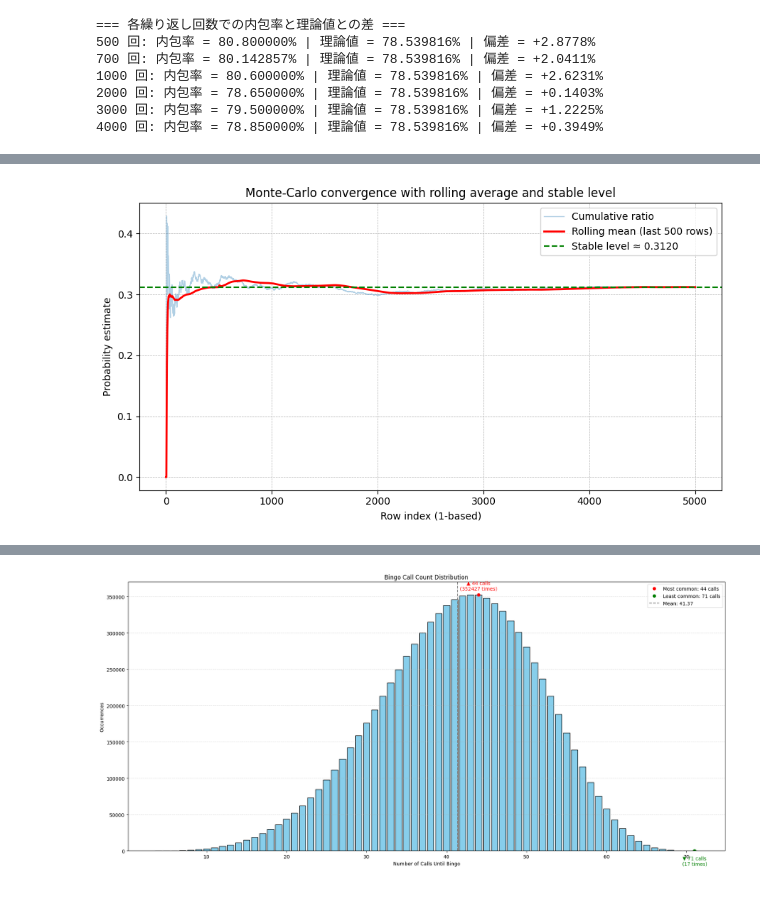
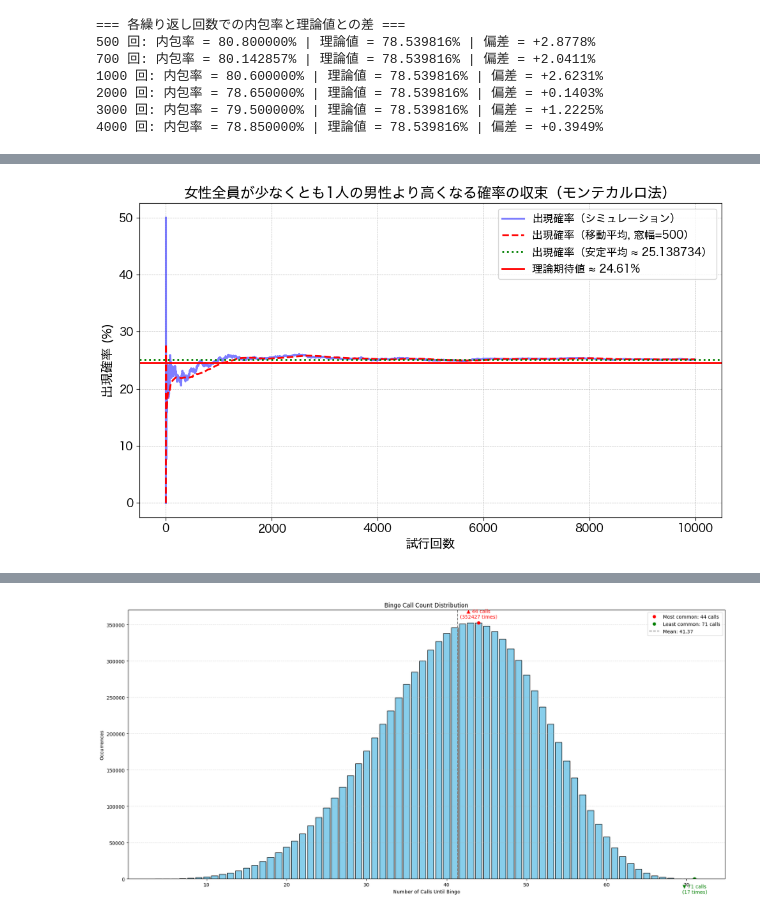
Before and after one commit to SorataBaka/kosen-5, a Jupyter notebook: random-simulation/plot.ipynb, the cells around one changed output, grey strips where cells are left out. Drawn from its saved outputs; the diff is of its cells as text; code cells hidden in the pictures.

```diff
--- a/random-simulation/plot.ipynb
+++ b/random-simulation/plot.ipynb
@@ -339,20 +339,5 @@ plt.xticks(fontsize=12)
 plt.yticks(fontsize=12)
 
 plt.show()
-
-# 以下、x_smooth と rolling は事前に定義済みの配列であることが前提です
-
-target_counts = [100, 1000, 10000, 100000]
-rolling_at_targets = {}
-
-for count in target_counts:
-    # 目標回数に最も近いインデックスを取得
-    idx = np.abs(x_smooth - count).argmin()
-    rolling_at_targets[count] = rolling[idx]
-
-# ローリング平均の値を出力
-print("特定の試行回数での移動平均値:")
-for count, value in rolling_at_targets.items():
-    print(f"試行回数 {count}: 移動平均 ≈ {value:.6f}")
 # %% [output]
 [figure]
@@ -421,51 +488,81 @@ import csv
 import matplotlib.pyplot as plt
 from collections import deque
 
-# ---------------- CONFIG ----------------
-FILENAME      = "height.txt"   # adjust path if needed
-ROLL_WINDOW   = 500             # rolling mean window size
-STABLE_SPAN   = 1000             # how many last rows to average for a "stable" level
-# ----------------------------------------
+# === Config ===
+FILENAME      = "height.txt"
+ROLL_WINDOW   = 500
+STABLE_SPAN   = 1000
+EXPECTED_VAL  = 0.2461  # original decimal value (24.61%)
+LABEL_NAME    = "出現確率"
+CHECKPOINTS   = [50, 100, 500, 1000, 2000, 5000, 10000]
 
+plt.rcParams['font.family'] = 'Hiragino Sans'
+
+# === Data Load ===
 trials, ratio, rolling = [], [], []
 q = deque()
 acc = 0.0
+running_sum = 0.0
+checkpoint_results = {}
 
 with open(FILENAME, newline="") as f:
     reader = csv.reader(f)
-    next(reader, None)  # skip header
+    next(reader, None)  # Skip header
     for idx, row in enumerate(reader, start=1):
         if len(row) < 3:
             continue
-        r = float(row[2])
+        r = float(row[2])  # Still decimal here for summing
+        running_sum += r
+
+        if idx in CHECKPOINTS:
+            estimate = (running_sum / idx) * 100  # Convert to percentage
+            checkpoint_results[idx] = estimate
+
+        r_pct = r * 100
         trials.append(idx)
-        ratio.append(r)
+        ratio.append(r_pct)
 
-        # Rolling mean
-        q.append(r); acc += r
+        # Rolling average
+        q.append(r_pct)
+        acc += r_pct
         if len(q) > ROLL_WINDOW:
             acc -= q.popleft()
         rolling.append(acc / len(q))
 
-# --- Stable horizontal line: mean of last STABLE_SPAN ratios
+# === Stable Average ===
 tail = ratio[-STABLE_SPAN:] if len(ratio) >= STABLE_SPAN else ratio
 stable_level = sum(tail) / len(tail) if tail else 0.0
 
-# --- Plot -------------------------------------------------------------
-plt.figure(figsize=(9, 5))
-plt.plot(trials, ratio,  lw=1, alpha=0.35, label="Cumulative ratio")
-plt.plot(trials, rolling, lw=2, color="red",
-         label=f"Rolling mean (last {ROLL_WINDOW} rows)")
+# === Output Running Estimates ===
+print("=== Running Estimates at Checkpoints ===")
+for point in CHECKPOINTS:
+    val = checkpoint_results.get(point, None)
+    if val is not None:
+        print(f"At {point} trials: Estimate ≈ {val:.4f}%")
 
-# Horizontal stable level
-plt.axhline(stable_level, color="green", linestyle="--",
-            label=f"Stable level ≈ {stable_level:.4f}")
+# === Plot ===
+plt.figure(figsize=(10, 6))
 
-plt.xlabel("Row index (1‑based)")
-plt.ylabel("Probability estimate")
-plt.title("Monte‑Carlo convergence with rolling average and stable level")
+plt.plot(trials, ratio, color='blue', linewidth=2.2, alpha=0.5,
+         label=LABEL_NAME + "（シミュレーション）")
+
+plt.plot(trials, rolling, color='red', linestyle='--', linewidth=2,
+         label=f"{LABEL_NAME}（移動平均, 窓幅={ROLL_WINDOW}）")
+
+plt.axhline(y=stable_level, color='green', linestyle=':', linewidth=2,
+            label=f"{LABEL_NAME}（安定平均 ≈ {stable_level:.6f}）")
+
+plt.axhline(y=EXPECTED_VAL * 100, color='red', linestyle='-', linewidth=2,
+            label=f"理論期待値 ≈ {EXPECTED_VAL * 100:.2f}%")
+
+plt.xlabel("試行回数", fontsize=14)
+plt.ylabel(f"{LABEL_NAME} (%)", fontsize=14)
+plt.title("女性全員が少なくとも1人の男性より高くなる確率の収束（モンテカルロ法）", fontsize=16)
+
+plt.legend(fontsize=12)
 plt.grid(True, linestyle="--", linewidth=0.5)
-plt.legend()
+plt.xticks(fontsize=12)
+plt.yticks(fontsize=12)
 plt.tight_layout()
 plt.show()
 # %% [output]
@@ -472,4 +577,4 @@ plt.show()
-[figure, old version]
+[figure, new version]
 # %%
 #!/usr/bin/env python3
 """
```
Also changed, not shown: parts of 9 cells of this notebook, 12 other files.
